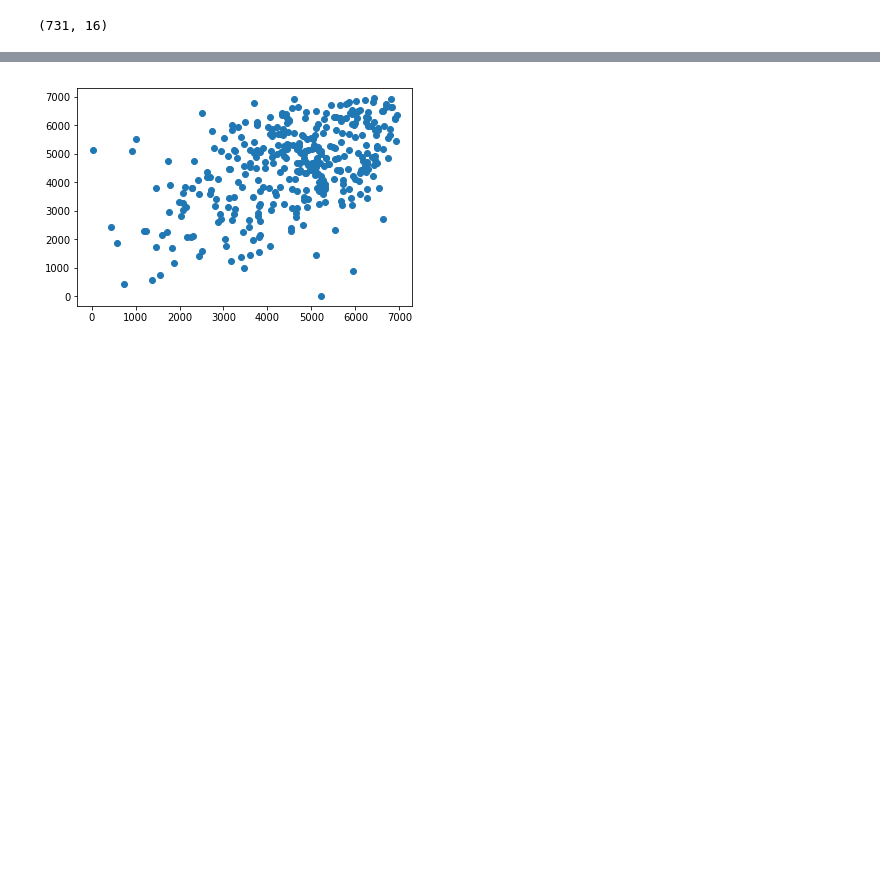
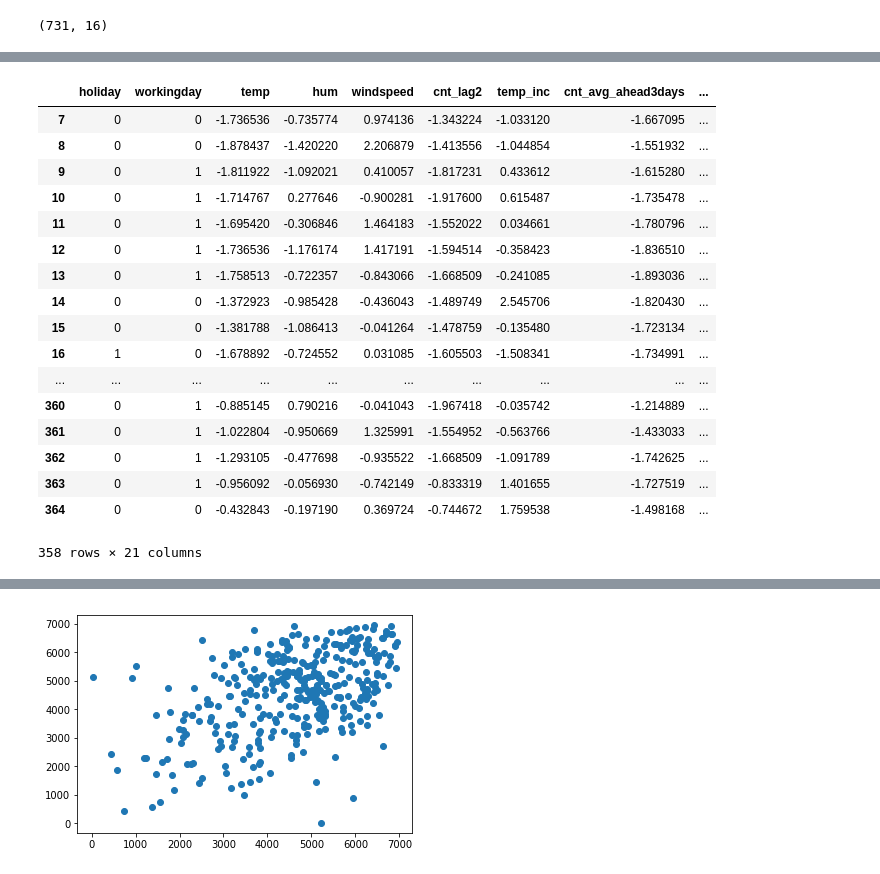
Before and after one commit to alex44jzy/nus-bikesharing, a Jupyter notebook: BikeSharing.ipynb, the cells around one changed output, grey strips where cells are left out. Saved outputs shown, nothing was run; the diff lists cells and outputs as text; code cells hidden in the pictures; blank space fills up the shorter version.

```diff
--- a/BikeSharing.ipynb
+++ b/BikeSharing.ipynb
@@ -42,3 +56,0 @@ dataset['regist_lastWeekday'] = dataset.registered.shift(7)
-# %%
-dataset['casual_inc_ratio'] = ((dataset['casual'] - dataset['casual_lag2']) / dataset['casual_lag2']).apply(lambda x:round(x, 3))
-dataset['regist_inc_ratio'] = ((dataset['registered'] - dataset['regist_lag2']) / dataset['regist_lag2']).apply(lambda x:round(x, 3))
@@ -62,0 +113,32 @@ dataset = pd.concat([dataset, dummy_season, dummy_weathersit], axis = 1)
+# %%
+# drop columns and mark some columns
+casual_cols = dataset.filter(like = 'casual').columns.values.tolist() # filter the column name contain casual
+regist_cols = dataset.filter(like = 'regist').columns.values.tolist()
+cnt_cols = dataset.filter(like = 'cnt').columns.values.tolist()
+
+oneHotCols = dataset.filter(regex='workingday|holiday|weekday|weathersit_|season_').columns.values
+exclude_dict = {'casual': regist_cols + cnt_cols, 'regist': casual_cols + cnt_cols, 'cnt': casual_cols + regist_cols}
+# %%
+# split train and test
+target = 'cnt'
+target_col_name = target + '_inc_ratio'
+
+train = dataset[dataset.dteday < datetime(2012, 1, 1)]
+test = dataset[dataset.dteday > datetime(2011, 12, 31)]
+
+train_Y_origin = train[target]
+test_Y_origin = test[target]
+
+train_Y = train[target_col_name]
+test_Y = test[target_col_name]
+
+drop_col = ['dteday', 'yr', 'mnth', 'weekday', 'season', 'weathersit', 'cnt', 'atemp'
+           ]
+drop_col.extend([target_col_name, target])
+
+drop_col.extend(list(exclude_dict[target]))
+
+train_X = train.drop(drop_col, axis = 1)
+test_X = test.drop(drop_col, axis = 1)
+standCols = [i for i in train_X.columns.values if i not in oneHotCols]
+standCols
@@ -62,0 +158,29 @@ dataset = pd.concat([dataset, dummy_season, dummy_weathersit], axis = 1)
+# %%
+train_X = train_X[7:] # remove the begining 7 NaN
+train_Y = train_Y[7:]
+# %%
+# standardization
+from sklearn.preprocessing import StandardScaler
+scaler = StandardScaler().fit(train_X[standCols])
+train_X.loc[:, standCols] = scaler.transform(train_X[standCols])
+test_X.loc[:, standCols] = scaler.transform(test_X[standCols])
+train_X
+# %% [output]
+|  | holiday | workingday | temp | hum | windspeed | cnt_lag2 | temp_inc | cnt_avg_ahead3days | ... |
+| 7 | 0 | 0 | -1.736536 | -0.735774 | 0.974136 | -1.343224 | -1.033120 | -1.667095 | ... |
+| 8 | 0 | 0 | -1.878437 | -1.420220 | 2.206879 | -1.413556 | -1.044854 | -1.551932 | ... |
+| 9 | 0 | 1 | -1.811922 | -1.092021 | 0.410057 | -1.817231 | 0.433612 | -1.615280 | ... |
+| 10 | 0 | 1 | -1.714767 | 0.277646 | -0.900281 | -1.917600 | 0.615487 | -1.735478 | ... |
+| 11 | 0 | 1 | -1.695420 | -0.306846 | 1.464183 | -1.552022 | 0.034661 | -1.780796 | ... |
+| 12 | 0 | 1 | -1.736536 | -1.176174 | 1.417191 | -1.594514 | -0.358423 | -1.836510 | ... |
+| 13 | 0 | 1 | -1.758513 | -0.722357 | -0.843066 | -1.668509 | -0.241085 | -1.893036 | ... |
+| 14 | 0 | 0 | -1.372923 | -0.985428 | -0.436043 | -1.489749 | 2.545706 | -1.820430 | ... |
+| 15 | 0 | 0 | -1.381788 | -1.086413 | -0.041264 | -1.478759 | -0.135480 | -1.723134 | ... |
+| 16 | 1 | 0 | -1.678892 | -0.724552 | 0.031085 | -1.605503 | -1.508341 | -1.734991 | ... |
+| ... | ... | ... | ... | ... | ... | ... | ... | ... | ... |
+| 360 | 0 | 1 | -0.885145 | 0.790216 | -0.041043 | -1.967418 | -0.035742 | -1.214889 | ... |
+| 361 | 0 | 1 | -1.022804 | -0.950669 | 1.325991 | -1.554952 | -0.563766 | -1.433033 | ... |
+| 362 | 0 | 1 | -1.293105 | -0.477698 | -0.935522 | -1.668509 | -1.091789 | -1.742625 | ... |
+| 363 | 0 | 1 | -0.956092 | -0.056930 | -0.742149 | -0.833319 | 1.401655 | -1.727519 | ... |
+| 364 | 0 | 0 | -0.432843 | -0.197190 | 0.369724 | -0.744672 | 1.759538 | -1.498168 | ... |
+358 rows × 21 columns
```
Also changed, not shown: parts of 31 cells of this notebook, 18 other files.
